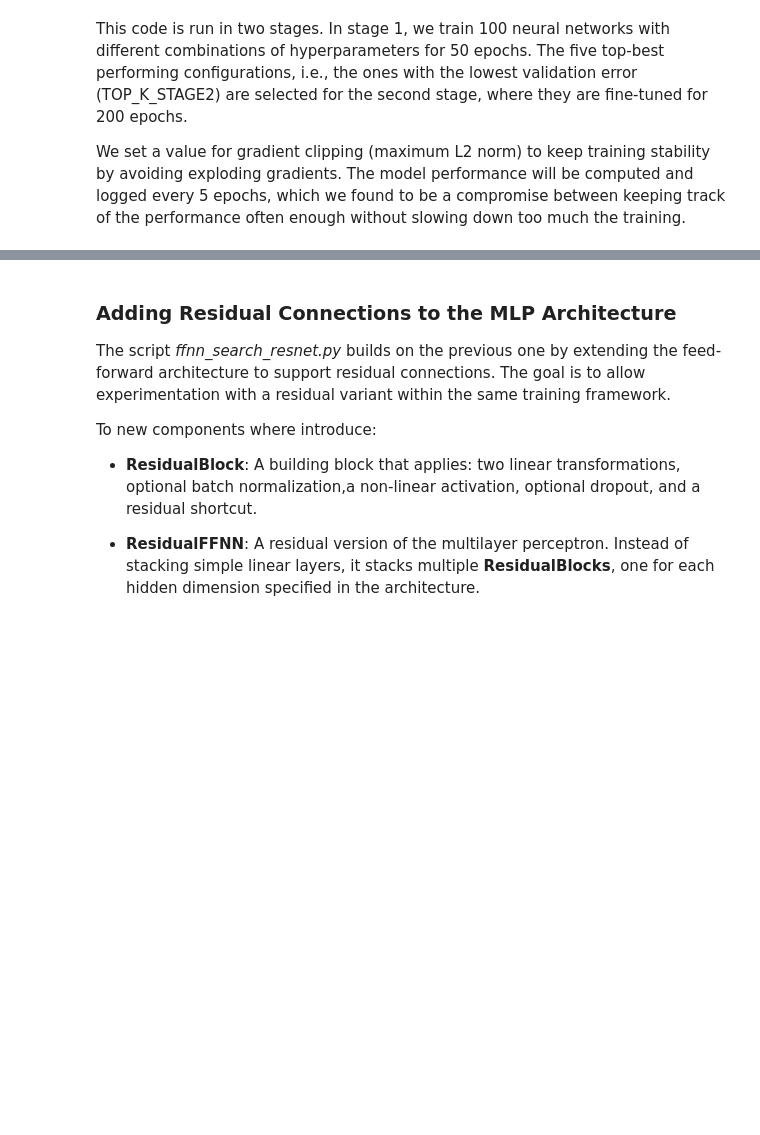
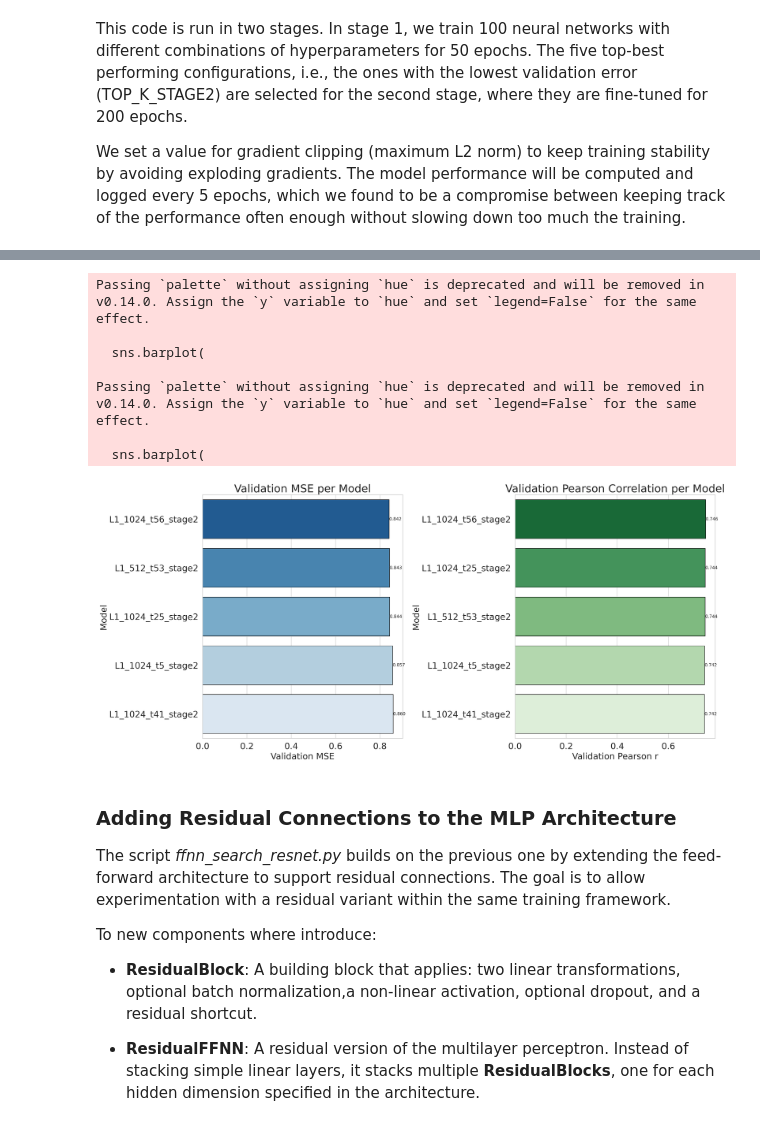
Before and after one commit to DeepIsoQ/DeepIsoQ, a Jupyter notebook: ffnn_search/ffnn_search_v2.ipynb, the cells around one changed output, grey strips where cells are left out. Cells and saved outputs as stored; diff of their text form; code cells hidden in the pictures; blank space fills up the shorter version.

Commit message:
merged the two notebooks for ffnn baseline into one

```diff
--- a/ffnn_search/ffnn_search_v2.ipynb
+++ b/ffnn_search/ffnn_search_v2.ipynb
@@ -568,0 +108,7 @@ except Exception as e:
+# %%
+# Path to the architecture search results CSV file
+results_path = "~/DeepIsoQ/ffnn_search/results/arch_search_results_stage2.csv"
+# Load the results into a DataFrame
+results_df = pd.read_csv(results_path)
+print("Loaded architecture search results:")
+print(results_df.head())
@@ -569,3 +133,54 @@ except Exception as e:
+# %%
+#Sort by validation MSE
+df_mse = results_df.sort_values("val_mse", ascending = True)
+
+#Sort by validation Pearson correlation
+df_pearson = results_df.sort_values("val_pearson", ascending = False)
+# %%
+fig, axes = plt.subplots(1, 2, figsize=(20, 9), constrained_layout=True)
+
+# Validation MSE
+sns.barplot(
+    ax=axes[0],
+    data=df_mse,
+    y="name",
+    x="val_mse",
+    palette="Blues_r",
+    edgecolor="black"
+)
+axes[0].set_title("Validation MSE per Model")
+axes[0].set_xlabel("Validation MSE")
+axes[0].set_ylabel("Model")
+# Annotate bars with MSE values
+for i, v in enumerate(df_mse["val_mse"]):
+    axes[0].text(v, i, f"{v:.3f}", va="center", ha="left", fontsize=10)
+
+# Validation Pearson Correlation
+sns.barplot(
+    ax=axes[1],
+    data=df_pearson,
+    y="name",
+    x="val_pearson",
+    palette="Greens_r",
+    edgecolor="black"
+)
+axes[1].set_title("Validation Pearson Correlation per Model")
+axes[1].set_xlabel("Validation Pearson r")
+axes[1].set_ylabel("Model")
+# Annotate bars with Pearson r values
+for i, v in enumerate(df_pearson["val_pearson"]):
+    axes[1].text(v, i, f"{v:.3f}", va="center", ha="left", fontsize=10)
+
+plt.show()
+# %% [output]
+Passing `palette` without assigning `hue` is deprecated and will be removed in v0.14.0. Assign the `y` variable to `hue` and set `legend=False` for the same effect.
+
+  sns.barplot(
+
+Passing `palette` without assigning `hue` is deprecated and will be removed in v0.14.0. Assign the `y` variable to `hue` and set `legend=False` for the same effect.
+
+  sns.barplot(
+[figure, added]
 # %% [markdown]
 ### Adding Residual Connections to the MLP Architecture
 
```
Also changed, not shown: parts of 20 cells of this notebook, 1 other file.
